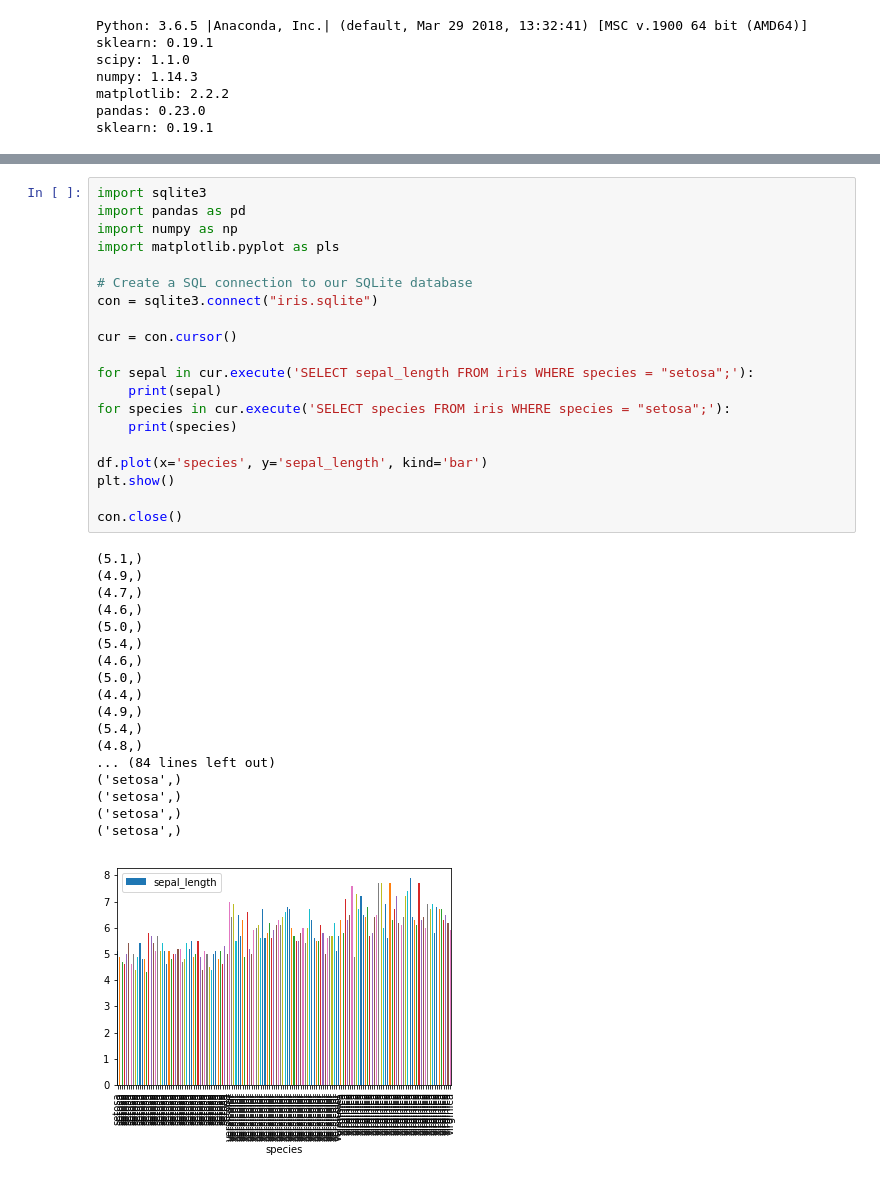
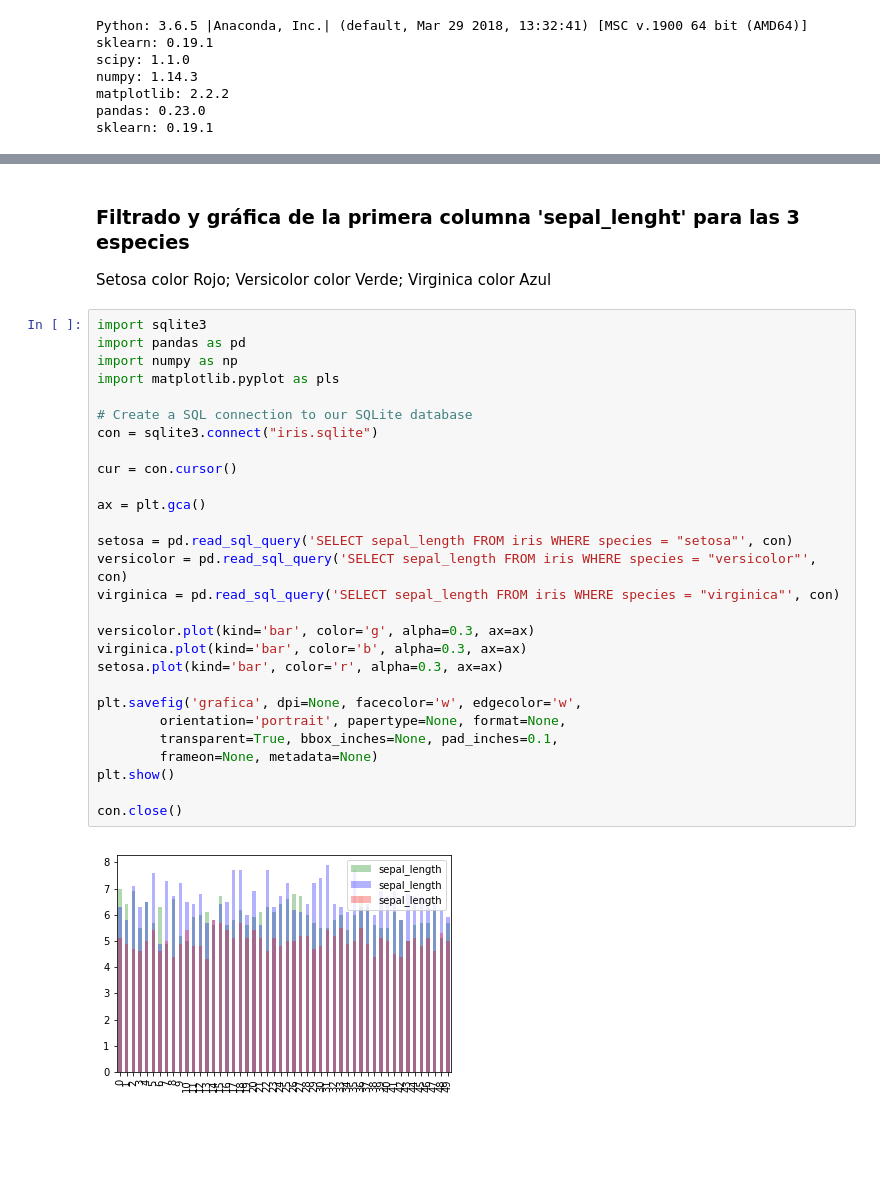
Before and after one commit to karobotco/masterdegree, a Jupyter notebook: machine_learning/taller_1/Taller_1.ipynb, the cells around one changed output, grey strips where cells are left out. Cells and saved outputs as stored; diff of their text form; blank space fills up the shorter version.

Commit message:
more graphs from database

```diff
--- a/machine_learning/taller_1/Taller_1.ipynb
+++ b/machine_learning/taller_1/Taller_1.ipynb
@@ -108,39 +126,35 @@ Filtrar cada uno de las primeras 4 columnas (sepal_length sepal_width petal_leng
+# %% [markdown]
+### Filtrado y gráfica de la primera columna 'sepal_lenght' para las 3 especies
+Setosa color Rojo;
+Versicolor color Verde;
+Virginica color Azul
 # %%
 import sqlite3
 import pandas as pd
 import numpy as np
 import matplotlib.pyplot as pls
 
 # Create a SQL connection to our SQLite database
 con = sqlite3.connect("iris.sqlite")
 
 cur = con.cursor()
 
-for sepal in cur.execute('SELECT sepal_length FROM iris WHERE species = "setosa";'):
-    print(sepal)
-for species in cur.execute('SELECT species FROM iris WHERE species = "setosa";'):
-    print(species)
+ax = plt.gca()
 
-df.plot(x='species', y='sepal_length', kind='bar')
+setosa = pd.read_sql_query('SELECT sepal_length FROM iris WHERE species = "setosa"', con)
+versicolor = pd.read_sql_query('SELECT sepal_length FROM iris WHERE species = "versicolor"', con)
+virginica = pd.read_sql_query('SELECT sepal_length FROM iris WHERE species = "virginica"', con)
+
+versicolor.plot(kind='bar', color='g', alpha=0.3, ax=ax)
+virginica.plot(kind='bar', color='b', alpha=0.3, ax=ax)
+setosa.plot(kind='bar', color='r', alpha=0.3, ax=ax)
+
+plt.savefig('grafica', dpi=None, facecolor='w', edgecolor='w',
+        orientation='portrait', papertype=None, format=None,
+        transparent=True, bbox_inches=None, pad_inches=0.1,
+        frameon=None, metadata=None)
 plt.show()
 
 con.close()
 # %% [output]
-(5.1,)
-(4.9,)
-(4.7,)
-(4.6,)
-(5.0,)
-(5.4,)
-(4.6,)
-(5.0,)
-(4.4,)
-(4.9,)
-(5.4,)
-(4.8,)
-... (84 lines left out)
-('setosa',)
-('setosa',)
-('setosa',)
-('setosa',)
-[figure, old version]
+[figure, new version]
```
Also changed, not shown: parts of 13 cells of this notebook.
